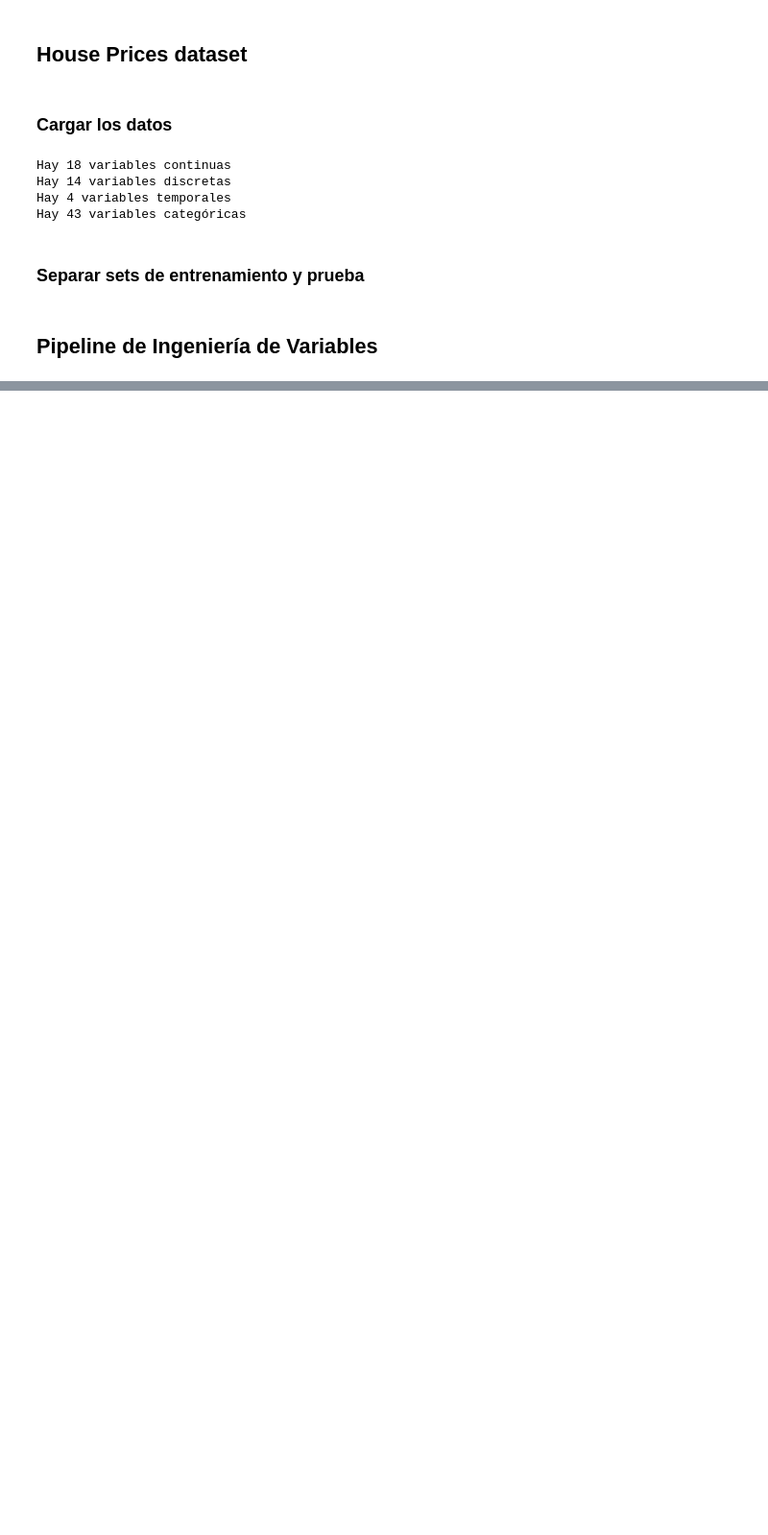
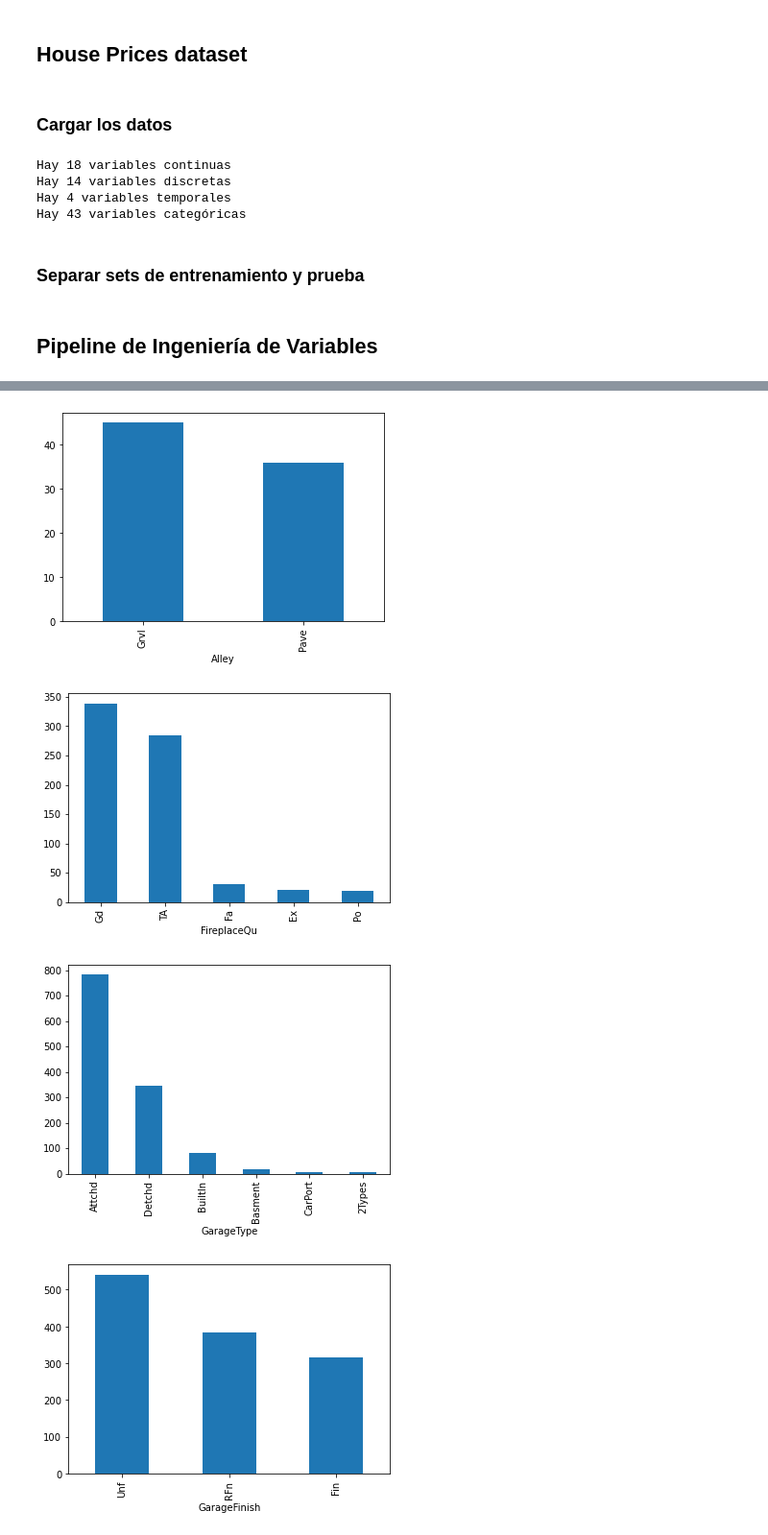
Before and after one commit to Mhartin/udemy-ivml-desafio, a Jupyter notebook: 13-Desafio_Jesus_Arias.ipynb, the cells around one changed output, grey strips where cells are left out. Shown at 96% size. Saved outputs shown, nothing was run; the diff lists cells and outputs as text; code cells hidden in the pictures; blank space fills up the shorter version.

```diff
--- a/13-Desafio_Jesus_Arias.ipynb
+++ b/13-Desafio_Jesus_Arias.ipynb
@@ -162,0 +448,3 @@ house_pipe = Pipeline([
+# %%
+for var in [var for var in categorical if data[var].isnull().mean() > 0.05] :
+    print(var)
@@ -162,0 +461,10 @@ house_pipe = Pipeline([
+# %%
+for var in [var for var in categorical if data[var].isnull().mean() > 0.05]:
+    X_train[var].value_counts().sort_values(ascending=False).plot.bar()
+    plt.xlabel(var)
+    plt.show()
+# %% [output]
+[figure, added]
+[figure, added]
+[figure, added]
+[figure, added]
```
Also changed, not shown: parts of 54 cells of this notebook.
